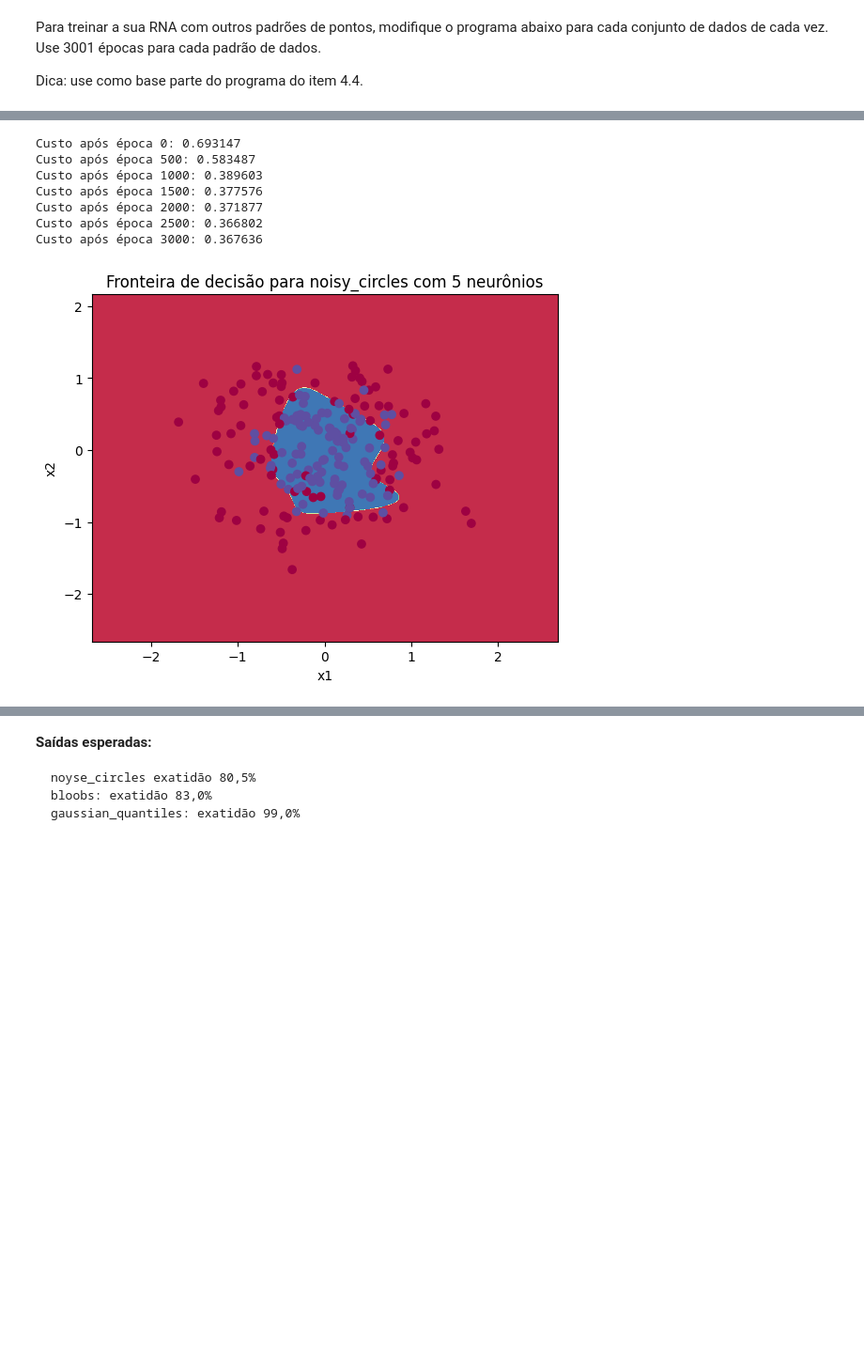
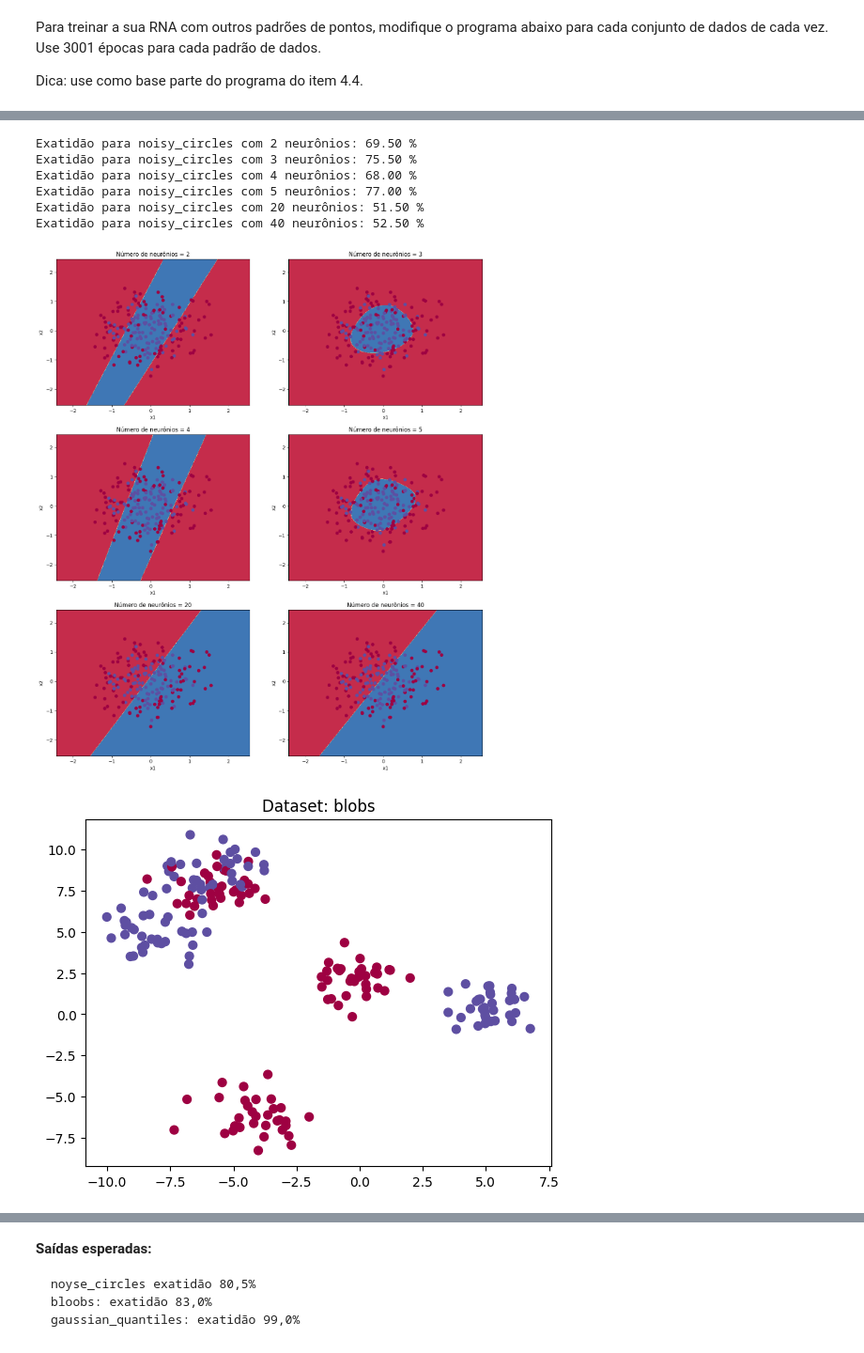
Before and after one commit to wallacecgalvao/Curso_Especializacao_em_Inteligencia_Artificial, a Jupyter notebook: T1_Classificacao_binaria_RNA_rasa.ipynb, the cells around one changed output, grey strips where cells are left out. Shown at 94% size. Drawn from its saved outputs; the diff is of its cells as text; code cells hidden in the pictures; blank space fills up the shorter version.

```diff
--- a/T1_Classificacao_binaria_RNA_rasa.ipynb
+++ b/T1_Classificacao_binaria_RNA_rasa.ipynb
@@ -32,7 +32,7 @@ np.random.seed(1) # define uma semente para geração de números aleatórios
 Execute a célula abaixo para carregar o conjunto de dados de pontos no plano com um formato de de duas luas novas entrelaçadas nas variáveis `X`e `Y`.
 # %%
 # Define número de exemplos e chama função para gerar os dados
-m = 400
+m = 600
 data = sklearn.datasets.make_moons(n_samples=m, noise=.2)
 
 # Recupera dados de entrada e de saída do conjunto de dados
@@ -967,40 +941,38 @@ Para treinar a sua RNA com outros padrões de pontos, modifique o programa abaix
 
 Dica: use como base parte do programa do item 4.4.
 # %%
-# PARA VOCÊ FAZER: treinar e executar modelo com outros conjuntos de dados
+# Loop para percorrer cada dataset e realizar o treinamento, previsão e visualização
 
-### COMECE AQUI" (≈ 1 linha)
-dataset = "noisy_circles"#, "blobs", "gaussian_quantiles"
-### tERMINE AQUI ###
+datasets = {
+    "noisy_circles": noisy_circles,
+    "blobs": blobs,
+    "gaussian_quantiles": gaussian_quantiles
+}
 
-X, Y = datasets[dataset]
-X, Y = X.T, Y.reshape(1, Y.shape[0])
+for dataset in datasets:
+    X, Y = datasets[dataset]
+    X, Y = X.T, Y.reshape(1, Y.shape[0])
 
-# make blobs binary
-if dataset == "blobs":
-    Y = Y%2
+    # make blobs binary
+    if dataset == "blobs":
+        Y = Y % 2
 
-# Visualização dos dados
-plt.scatter(X[0, :], X[1, :], c=Y.ravel(), s=40, cmap=plt.cm.Spectral)
-plt.title(f"Dataset: {dataset}")
-plt.show()
+    # Visualização dos dados
+    plt.scatter(X[0, :], X[1, :], c=Y.ravel(), s=40, cmap=plt.cm.Spectral)
+    plt.title(f"Dataset: {dataset}")
+    plt.show()
 
-# Número de neurônios da camada escondida
-n_h = 5
+    plt.figure(figsize=(16, 32))
+    hidden_layer_sizes = [2, 3, 4, 5, 20, 40]
+    for i, n_h in enumerate(hidden_layer_sizes):
+        plt.subplot(5, 2, i+1)
+        plt.title('Número de neurônios = %d' % n_h)
+        parameters = rna(X, Y, n_h, num_epocas=3001)
+        W1, b1, W2, b2 = parameters
+        plot_decision_boundary(predict, X=X, Y=Y.ravel(), W1=W1, b1=b1, W2=W2, b2=b2)
+        predictions = predict(W1, b1, W2, b2, X)
+        exatidao = 100 * (1 - np.sum(np.abs(predictions - Y)) / Y.size)
+        print("Exatidão para {} com {} neurônios: {:.2f} %".format(dataset, n_h, exatidao))
 
-# Treinamento da RNA
-W1, b1, W2, b2 = rna(X, Y, n_h=n_h, num_epocas=3001, print_cost=True)
-
-# Plot da fronteira de decisão
-plot_decision_boundary(predict, X=X, Y=Y.ravel(), W1=W1, b1=b1, W2=W2, b2=b2)
-plt.title(f"Fronteira de decisão para {dataset} com {n_h} neurônios")
-plt.show()
-
-# Calcule as previsões da rede usando a função predict
-predictions = predict(W1, b1, W2, b2, X)
-
-# Calcule a exatidão obtida pela rede. Para acertar as dimensões use o transposto de predictions
-exatidao = 100 * (1 - np.sum(np.abs(predictions - Y)) / Y.size)
-
-print(f"Exatidão para {dataset} com {n_h} neurônios: {exatidao:.2f} %")
+    plt.show()
 # %% [output]
@@ -1008,8 +980,8 @@ print(f"Exatidão para {dataset} com {n_h} neurônios: {exatidao:.2f} %")
-Custo após época 0: 0.693147
-Custo após época 500: 0.583487
-Custo após época 1000: 0.389603
-Custo após época 1500: 0.377576
-Custo após época 2000: 0.371877
-Custo após época 2500: 0.366802
-Custo após época 3000: 0.367636
+Exatidão para noisy_circles com 2 neurônios: 69.50 %
+Exatidão para noisy_circles com 3 neurônios: 75.50 %
+Exatidão para noisy_circles com 4 neurônios: 68.00 %
+Exatidão para noisy_circles com 5 neurônios: 77.00 %
+Exatidão para noisy_circles com 20 neurônios: 51.50 %
+Exatidão para noisy_circles com 40 neurônios: 52.50 %
-[figure, old version]
+[figure, new version]
+[figure, added]
```
Also changed, not shown: parts of 14 cells of this notebook.
